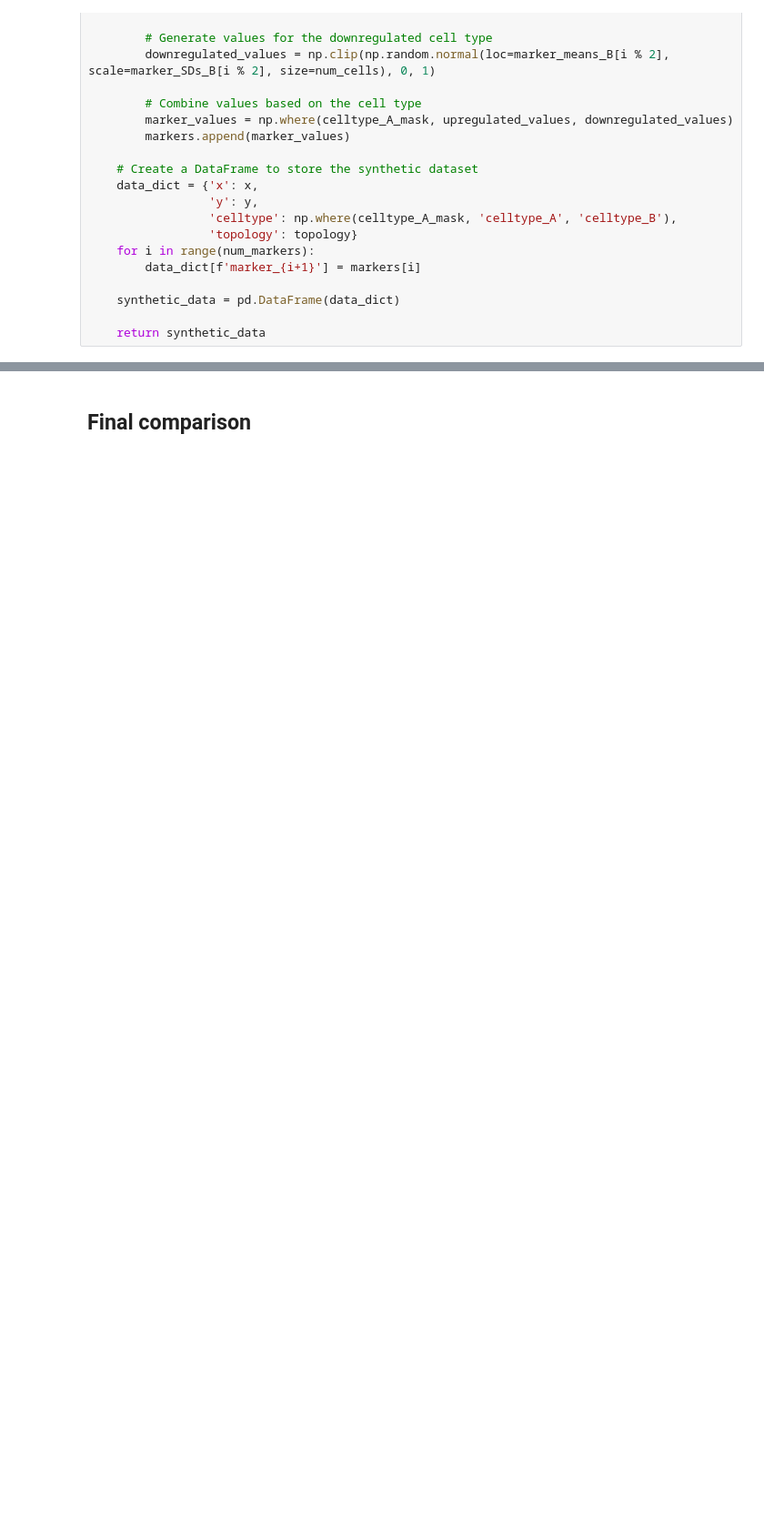
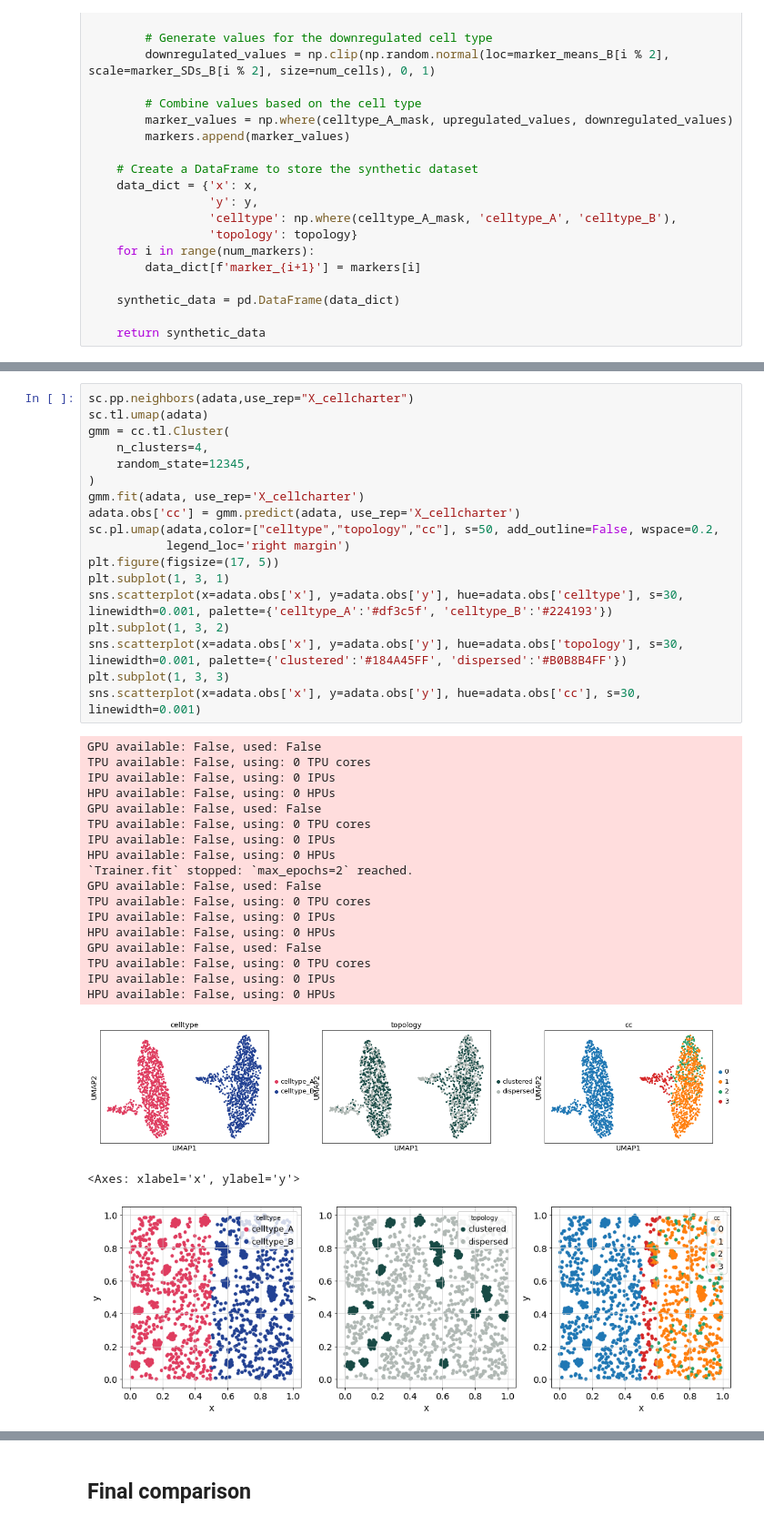
Before and after one commit to nceglia/grafiti, a Jupyter notebook: notebooks/synthetic_method_comparison.ipynb, the cells around one changed output, grey strips where cells are left out. Shown at 91% size. Saved outputs shown, nothing was run; the diff lists cells and outputs as text; blank space fills up the shorter version.

```diff
--- a/notebooks/synthetic_method_comparison.ipynb
+++ b/notebooks/synthetic_method_comparison.ipynb
@@ -193,0 +246,39 @@ synthetic_iter
+# %%
+sc.pp.neighbors(adata,use_rep="X_cellcharter")
+sc.tl.umap(adata)
+gmm = cc.tl.Cluster(
+    n_clusters=4,
+    random_state=12345,
+)
+gmm.fit(adata, use_rep='X_cellcharter')
+adata.obs['cc'] = gmm.predict(adata, use_rep='X_cellcharter')
+sc.pl.umap(adata,color=["celltype","topology","cc"], s=50, add_outline=False, wspace=0.2,
+           legend_loc='right margin')
+plt.figure(figsize=(17, 5))
+plt.subplot(1, 3, 1)
+sns.scatterplot(x=adata.obs['x'], y=adata.obs['y'], hue=adata.obs['celltype'], s=30, linewidth=0.001, palette={'celltype_A':'#df3c5f', 'celltype_B':'#224193'})
+plt.subplot(1, 3, 2)
+sns.scatterplot(x=adata.obs['x'], y=adata.obs['y'], hue=adata.obs['topology'], s=30, linewidth=0.001, palette={'clustered':'#184A45FF', 'dispersed':'#B0B8B4FF'})
+plt.subplot(1, 3, 3)
+sns.scatterplot(x=adata.obs['x'], y=adata.obs['y'], hue=adata.obs['cc'], s=30, linewidth=0.001)
+# %% [output]
+GPU available: False, used: False
+TPU available: False, using: 0 TPU cores
+IPU available: False, using: 0 IPUs
+HPU available: False, using: 0 HPUs
+GPU available: False, used: False
+TPU available: False, using: 0 TPU cores
+IPU available: False, using: 0 IPUs
+HPU available: False, using: 0 HPUs
+`Trainer.fit` stopped: `max_epochs=2` reached.
+GPU available: False, used: False
+TPU available: False, using: 0 TPU cores
+IPU available: False, using: 0 IPUs
+HPU available: False, using: 0 HPUs
+GPU available: False, used: False
+TPU available: False, using: 0 TPU cores
+IPU available: False, using: 0 IPUs
+HPU available: False, using: 0 HPUs
+[figure, added]
+<Axes: xlabel='x', ylabel='y'>
+[figure, added]
```
Also changed, not shown: parts of 21 cells of this notebook.
